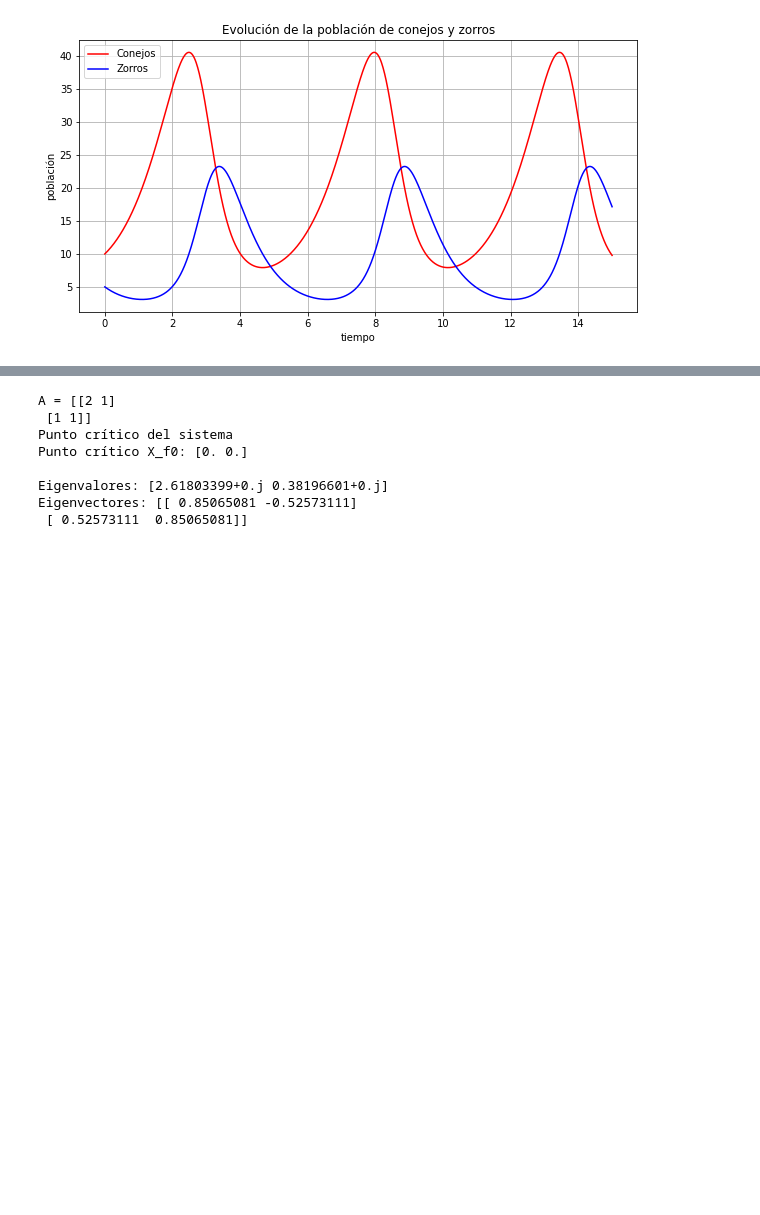
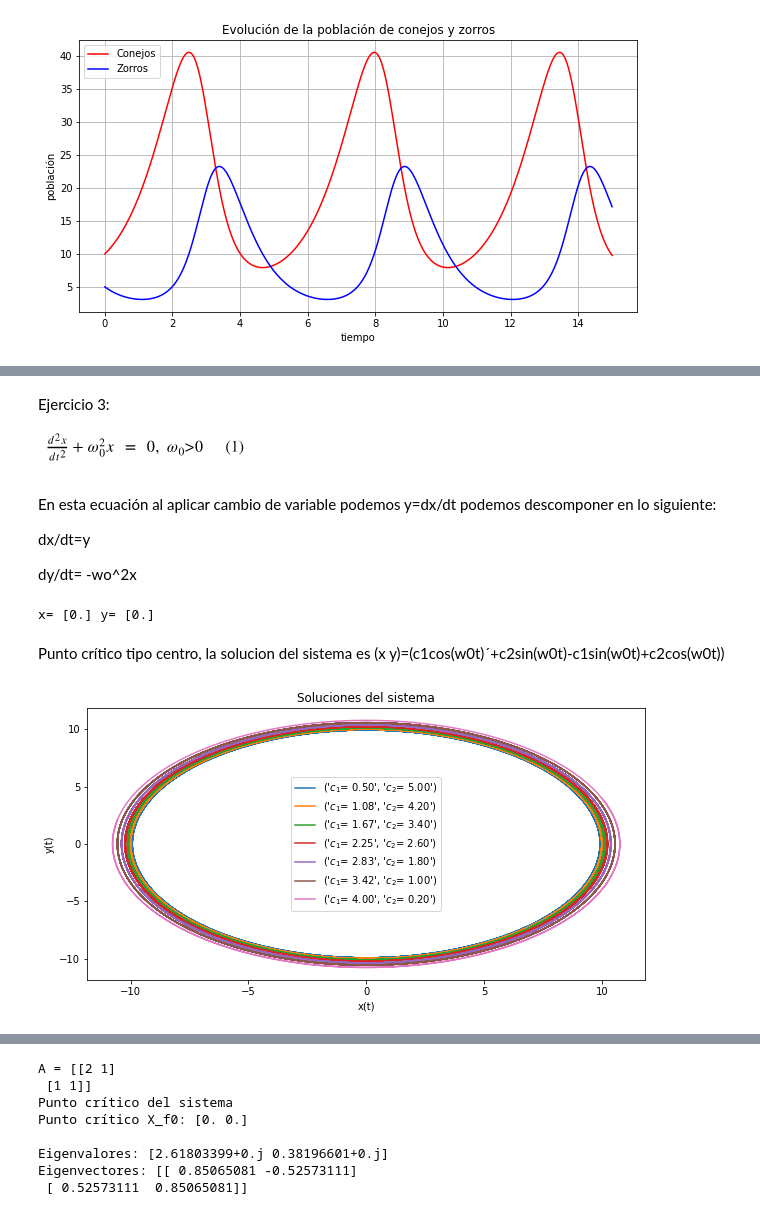
Before and after one commit to Hannahborrego17/Fisicacomputacional1, a Jupyter notebook: Actividad 9/Actividad9.ipynb, the cells around one changed output, grey strips where cells are left out. Saved outputs shown, nothing was run; the diff lists cells and outputs as text; code cells hidden in the pictures; blank space fills up the shorter version.

```diff
--- a/Actividad 9/Actividad9.ipynb
+++ b/Actividad 9/Actividad9.ipynb
@@ -144,0 +256,45 @@ NameError: ignored
+# %% [markdown]
+Ejercicio 3:
+
+![image.png](embedded-picture-1)
+# %% [markdown]
+En esta ecuación al aplicar cambio de variable podemos y=dx/dt podemos descomponer en lo siguiente:
+
+dx/dt=y
+
+dy/dt= -wo^2x
+# %%
+#Encontramos los eigenvalores con una constante w0
+w0=10
+A=np.array([[0,1],[w0,0]])
+B=np.zeros((2,1))
+pcr=la.solve(A,B)
+print('x=',pcr[0],'y=',pcr[1])
+# %% [output]
+x= [0.] y= [0.]
+# %% [markdown]
+Punto crítico tipo centro, la solucion del sistema es (x y)=(c1cos(w0t)´+c2sin(w0t)-c1sin(w0t)+c2cos(w0t))
+# %%
+def x(t,c1,c2,w0):
+  dydt=[c1*np.cos(w0*t)+c2*np.sin(w0*t),-c1*np.sin(w0*t)+c2*np.cos(w0*t)]
+  return dydt
+
+  w0=10
+
+  t=np.linspace(-10,50,1000)
+  c1=list(np.linspace(-5,4,7))
+  c2=list(np.linspace(-5,-0.2,7))
+
+#Grafiquemos
+plt.figure(figsize=(10,5))
+for c,d in zip(c1,c2):
+  v=x(t,w0,c,d)
+  s=np.array(v)
+  plt.plot(s[0,:],s[1,:],label=('$c_1$= {:.2f}'.format(c),'$c_2$= {:.2f}'.format(d)))
+plt.xlabel('x(t)')
+plt.ylabel('y(t)')
+plt.title('Soluciones del sistema')
+plt.legend()
+plt.show()
+# %% [output]
+[figure, added]
```
Also changed, not shown: parts of 95 cells of this notebook.
